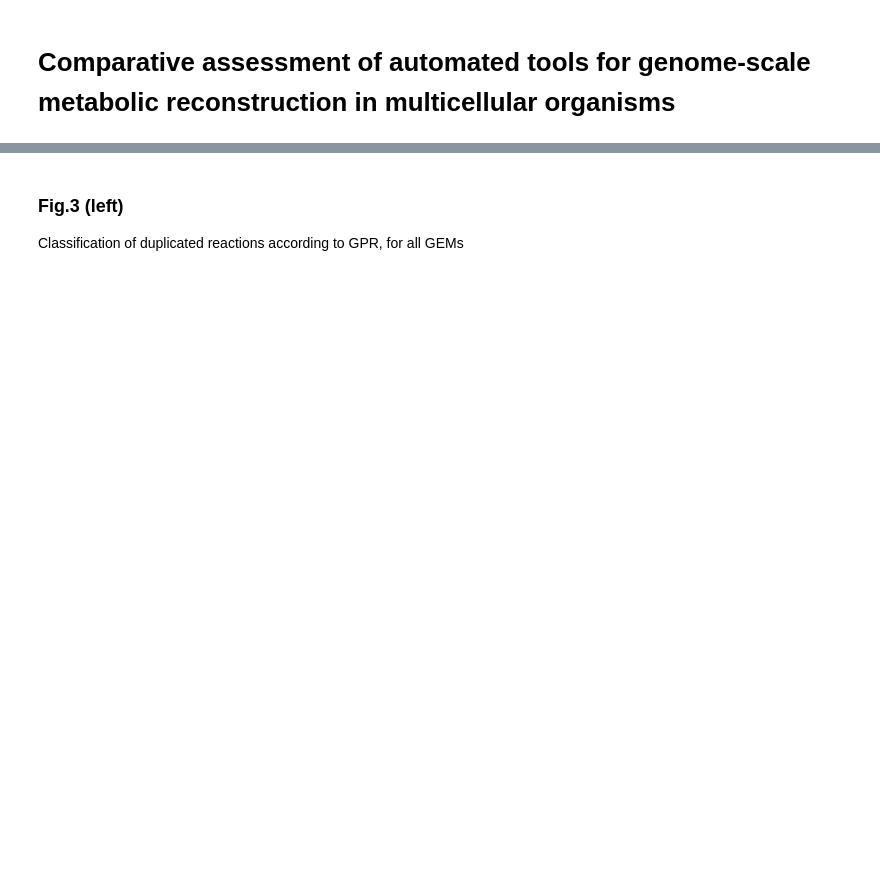
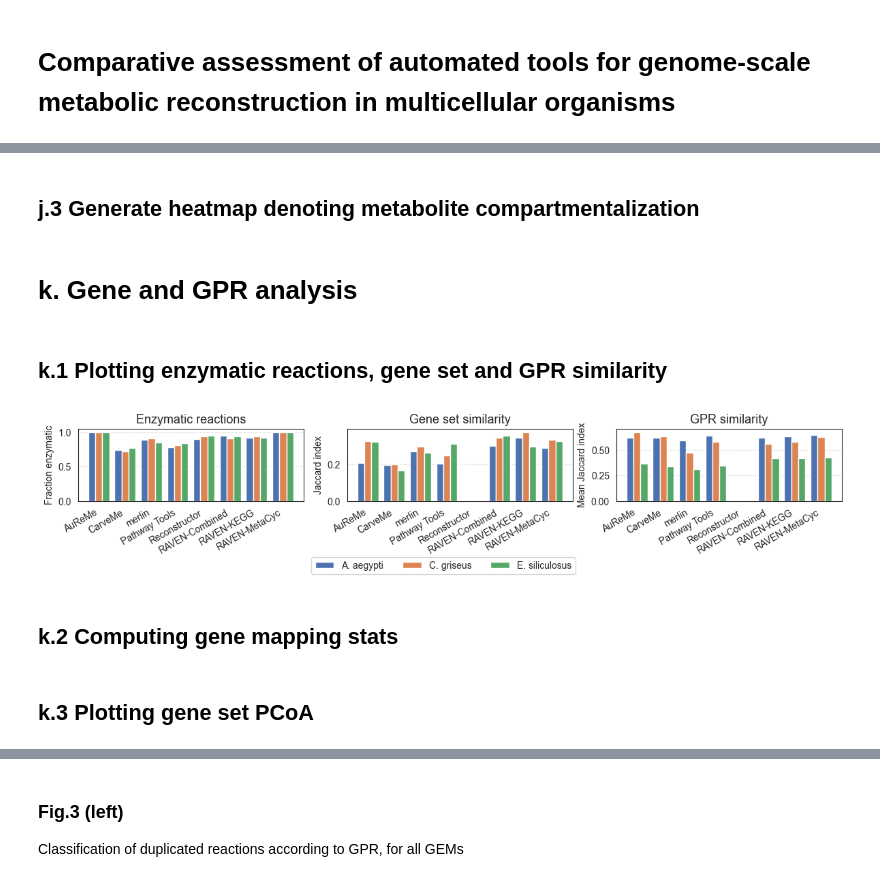
Before and after one commit to natJimenez/eukaryo_methods, a Jupyter notebook: main.ipynb, the cells around one changed output, grey strips where cells are left out. Saved outputs shown, nothing was run; the diff lists cells and outputs as text; code cells hidden in the pictures; blank space fills up the shorter version.

```diff
--- a/main.ipynb
+++ b/main.ipynb
@@ -1915,0 +4061,2 @@ for org in orgs: # Keep desired organisms
+# %% [markdown]
+## j.3 Generate heatmap denoting metabolite compartmentalization
@@ -1915,0 +4069,31 @@ for org in orgs: # Keep desired organisms
+# %% [markdown]
+# k. Gene and GPR analysis
+# %% [markdown]
+## k.1 Plotting enzymatic reactions, gene set and GPR similarity
+# %%
+# Methods to plot
+methods_to_plot = ['AuReMe', 'carveMe', 'merlin', 'pathway_tools', 'reconstructor', 'raven_comb', 'raven_kegg', 'raven_metacyc']
+
+# Dictionary for mapping method names to figure format
+method_plot_names = {'carveMe': 'CarveMe', 'merlin': 'merlin', 'raven_kegg': 'RAVEN-KEGG', 'reconstructor': 'Reconstructor',
+                     'raven_metacyc': 'RAVEN-MetaCyc','AuReMe': 'AuReMe','raven_comb': 'RAVEN-Combined','pathway_tools': 'Pathway Tools', 'reference': 'Reference'}
+
+# Dictionary for mapping organism names to figure format
+org_plot_names = {'A_aegypti': 'A. aegypti', 'C_griseus': 'C. griseus', 'E_siliculosus': 'E. siliculosus'}
+
+metrics_to_plot = ['normalized_enzymatic_rxns', 'gene_set_similarity', 'gpr_similarity']
+
+titles = ['Enzymatic reactions', 'Gene set similarity', 'GPR similarity']
+
+ylabels = ['Fraction enzymatic', 'Jaccard index', 'Mean Jaccard index']
+
+xlabels = ['','','']
+
+saving_path = 'raw_figures/Gene_and_GPR_analysis(updated_gene_mapping)'
+
+plot_metric_bars(complete_metrics_dict, methods_to_plot, metrics_to_plot, titles, ylabels, xlabels, method_plot_names, org_plot_names,
+                 saving_path, figsize = (4, 2.5),layout = (1,3))
+# %% [output]
+[figure, added]
+# %% [markdown]
+## k.2 Computing gene mapping stats
@@ -1915,0 +4105,2 @@ for org in orgs: # Keep desired organisms
+# %% [markdown]
+## k.3 Plotting gene set PCoA
```
Also changed, not shown: parts of 248 cells of this notebook, 10 other files.
